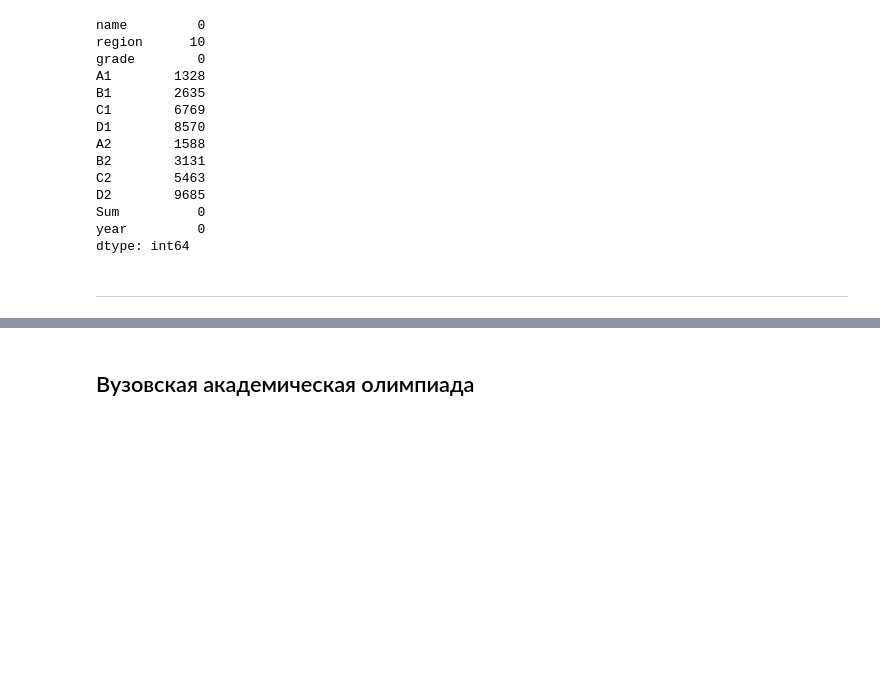
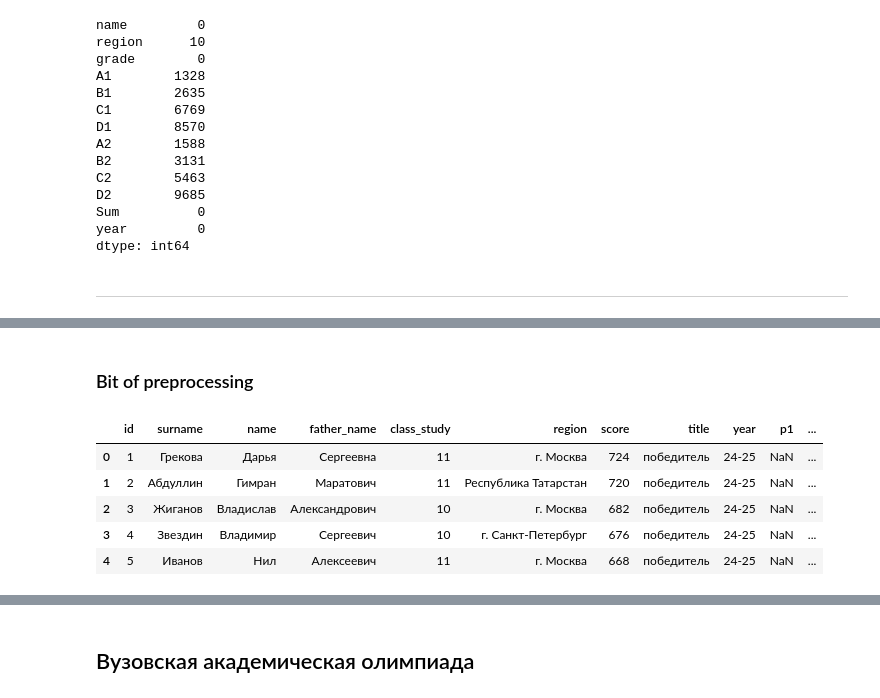
Before and after one commit to VladG00dmanPersonal/LMSH_AI_HACK, a Jupyter notebook: src/Vlad/EDA.ipynb, the cells around one changed output, grey strips where cells are left out. Saved outputs shown, nothing was run; the diff lists cells and outputs as text; code cells hidden in the pictures; blank space fills up the shorter version.

```diff
--- a/src/Vlad/EDA.ipynb
+++ b/src/Vlad/EDA.ipynb
@@ -1195,0 +1223,19 @@ df_reg.to_csv(preprocessed_data_dir + "reg.csv", index=False)
+# %% [markdown]
+### Bit of preprocessing
+# %%
+df_fin2425 = pd.read_csv(raw_data_dir + ARSO_dir + year2425_dir + FINAL_filename)
+df_fin2526 = pd.read_csv(raw_data_dir + ARSO_dir + year2526_dir + FINAL_filename)
+
+df_fin2425['year'] = '24-25'
+df_fin2526['year'] = '25-26'
+
+df_fin = pd.concat([df_fin2425, df_fin2526])
+
+df_fin.head()
+# %% [output]
+|  | id | surname | name | father_name | class_study | region | score | title | year | p1 | ... |
+| 0 | 1 | Грекова | Дарья | Сергеевна | 11 | г. Москва | 724 | победитель | 24-25 | NaN | ... |
+| 1 | 2 | Абдуллин | Гимран | Маратович | 11 | Республика Татарстан | 720 | победитель | 24-25 | NaN | ... |
+| 2 | 3 | Жиганов | Владислав | Александрович | 10 | г. Москва | 682 | победитель | 24-25 | NaN | ... |
+| 3 | 4 | Звездин | Владимир | Сергеевич | 10 | г. Санкт-Петербург | 676 | победитель | 24-25 | NaN | ... |
+| 4 | 5 | Иванов | Нил | Алексеевич | 11 | г. Москва | 668 | победитель | 24-25 | NaN | ... |
```
Also changed, not shown: parts of 8 cells of this notebook, 3 other files.
